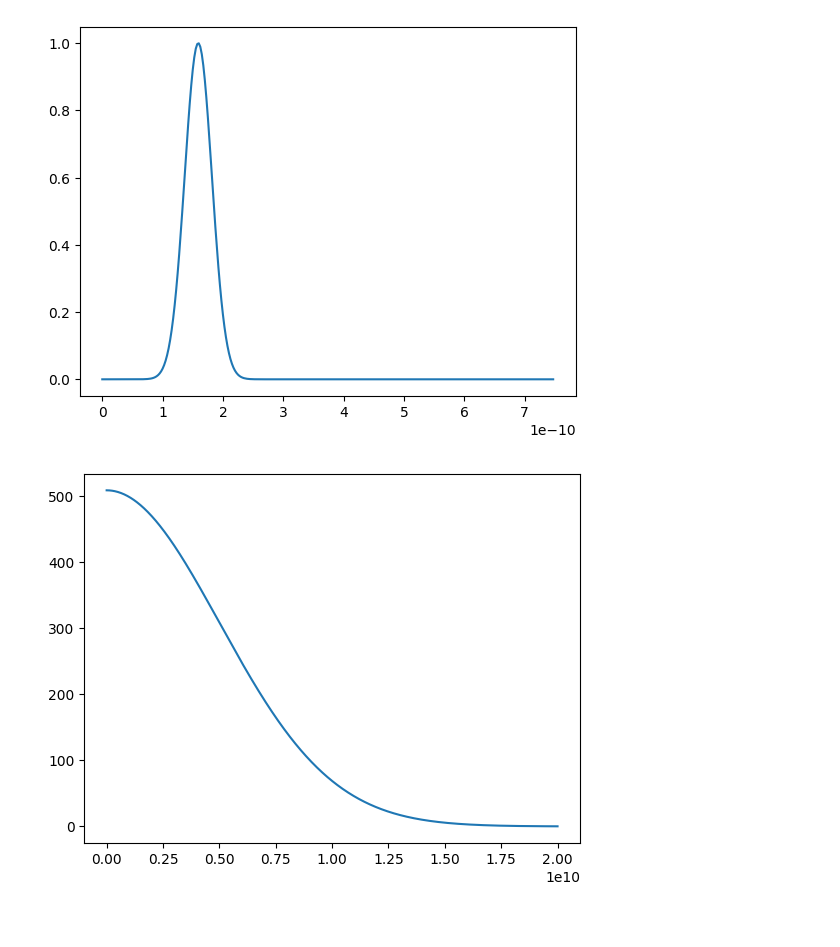
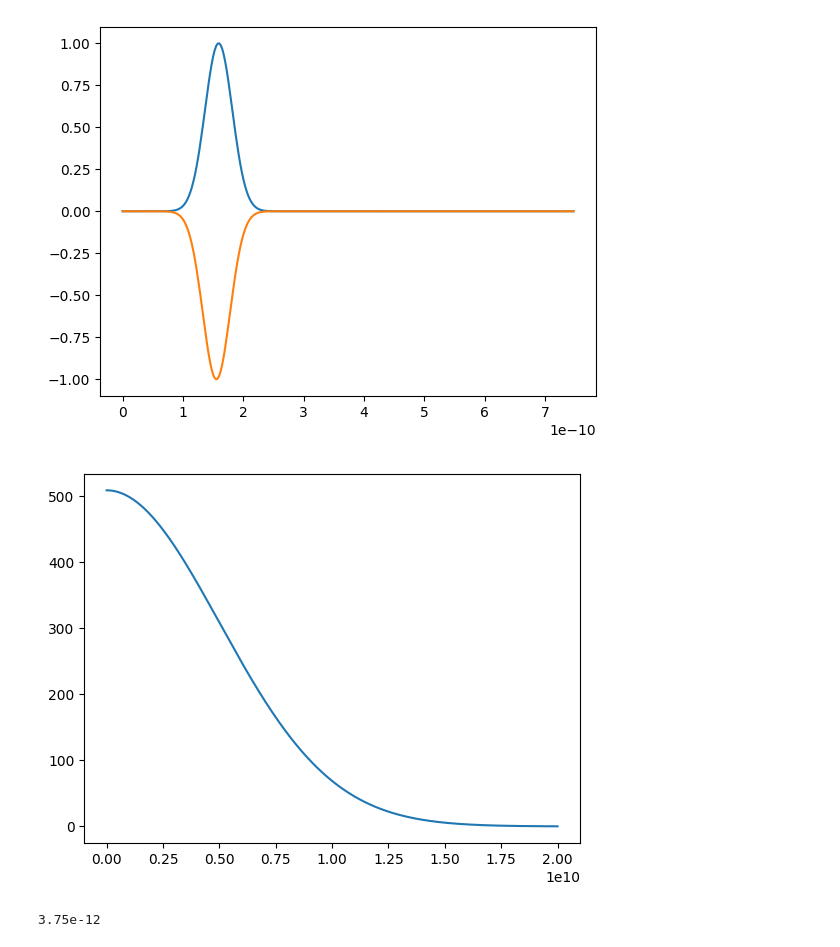
Before and after one commit to davidepitti99/Photonics, a Jupyter notebook: Gaussian_source.ipynb, the cells around one changed output. Saved outputs shown, nothing was run; the diff lists cells and outputs as text; code cells hidden in the pictures.

```diff
--- a/Gaussian_source.ipynb
+++ b/Gaussian_source.ipynb
@@ -23,36 +23,44 @@ smallest_feature_dimension = 1e-2
 eps_yy = np.ones(Nz)
 mu_xx = np.ones(Nz)
 
 n = np.sqrt(mu_xx*eps_yy)
 
 N_lam = 20
 N_dim = 4
 lambda_min = c/(f_max*np.max(n))
 z_step = np.min([lambda_min/N_lam, smallest_feature_dimension/N_dim])
 z_step = lambda_min/N_lam
 z_axis = np.arange(0, z_step*Nz, z_step)
 
 time_step = n[0]*z_step/(2*c)
 
 mEy = c*time_step/(eps_yy*z_step)
 mHx = c*time_step/(mu_xx*z_step)
 
 time_array = np.arange(0, time_step*N_time_steps, time_step)
 
-A = 1
-g = Gaussian_source(time_array, f_max, A)
+A_e = 1
+g_e = Gaussian_source(time_array, f_max, A_e)
+A_h = -A_e*np.sqrt(eps_yy[z_source]/mu_xx[z_source])
+delta_t = n[z_source]*z_step/(2*c) + time_step/2
+g_h = Gaussian_source(time_array + delta_t, f_max, A_h)
 
-plt.plot(time_array, g)
+plt.plot(time_array, g_e)
+plt.plot(time_array, g_h)
 plt.show()
 
 K = np.exp(-1j*2*np.pi*time_step*frequencies)
 source_spectrum = np.zeros(n_freq, dtype = "complex")
 
 for i in range(N_time_steps):
-    source_spectrum += (K**i)*g[i]
+    source_spectrum += (K**i)*g_e[i]
 
 plt.plot(frequencies, np.abs(source_spectrum)**2)
 plt.show()
 # %% [output]
-[figure, old version]
+[figure, new version]
 [figure]
+# %%
+delta_t
+# %% [output]
+3.75e-12
```
Also changed, not shown: 1 other file.
